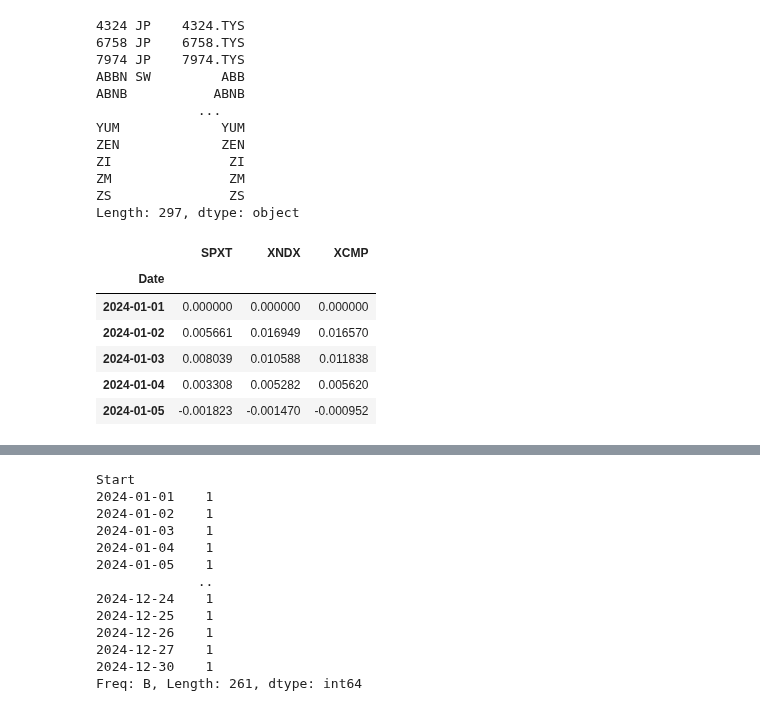
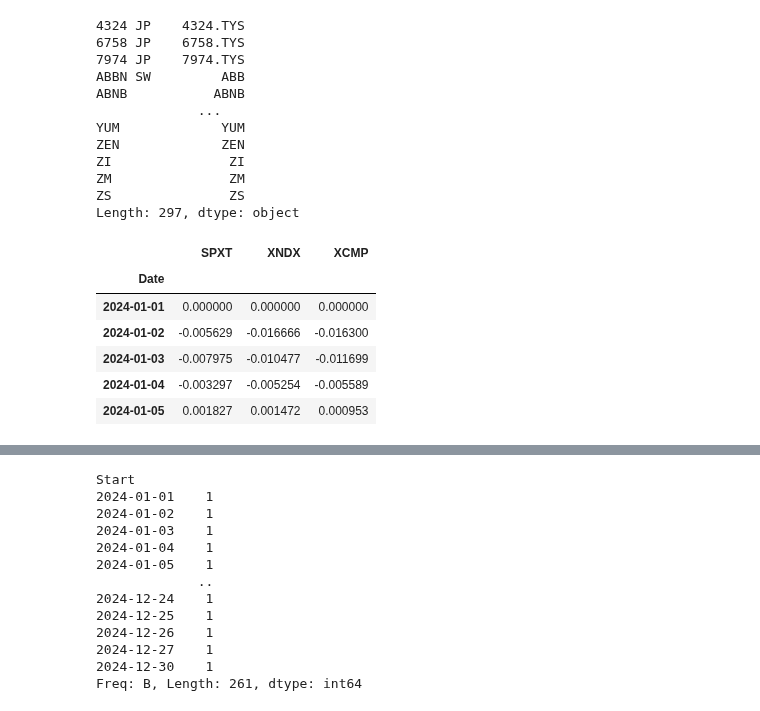
Before and after one commit to sparshsah/foggy-demo, a Jupyter notebook: demo/playground/fcm-dev-trader-case.ipynb, the cells around one changed output, grey strips where cells are left out. Saved outputs shown, nothing was run; the diff lists cells and outputs as text; code cells hidden in the pictures.

```diff
--- a/demo/playground/fcm-dev-trader-case.ipynb
+++ b/demo/playground/fcm-dev-trader-case.ipynb
@@ -82,38 +82,38 @@ Length: 297, dtype: object
 # %%
 def get_excess_returns_for_index(
     # TODO(sparsh): Not provided, but could look up actual financing rates
     #     based on e.g. 3M TBill + assumed spread.
     financing_rate: pd.Series | float = 0.0,
 ) -> pd.DataFrame:
     """Get excess returns for indices, provided a financing rate."""
     px = pd.read_excel(
         DATA_FILENAME,
         sheet_name="Raw Market Data",
         usecols="A:D",
         index_col=0,
         skiprows=2,
     )
     px = px.asfreq(freq="D")
     px = px.ffill()
-    r = px.shift() / px - 1
+    r = px / px.shift() - 1
     # Get rid of spurious zero returns over weekends.
     # TODO(sparsh): Take into account trading holidays
     #     using e.g. `holidays` or `pandas-market-calendars`.
     r = r.asfreq(freq="B")
     xr = r - financing_rate
     return xr
 
 
 excess_returns_for_index = get_excess_returns_for_index()
 excess_returns_for_index.head()
 # %% [output]
 |  | SPXT | XNDX | XCMP |
 | Date |  |  |  |
 | 2024-01-01 | 0.000000 | 0.000000 | 0.000000 |
-| 2024-01-02 | 0.005661 | 0.016949 | 0.016570 |
-| 2024-01-03 | 0.008039 | 0.010588 | 0.011838 |
-| 2024-01-04 | 0.003308 | 0.005282 | 0.005620 |
-| 2024-01-05 | -0.001823 | -0.001470 | -0.000952 |
+| 2024-01-02 | -0.005629 | -0.016666 | -0.016300 |
+| 2024-01-03 | -0.007975 | -0.010477 | -0.011699 |
+| 2024-01-04 | -0.003297 | -0.005254 | -0.005589 |
+| 2024-01-05 | 0.001827 | 0.001472 | 0.000953 |
 # %%
 def get_excess_returns_for_stocks(
     # TODO(sparsh): Not provided, but could look up actual financing rates
```
Also changed, not shown: parts of 6 cells of this notebook.
